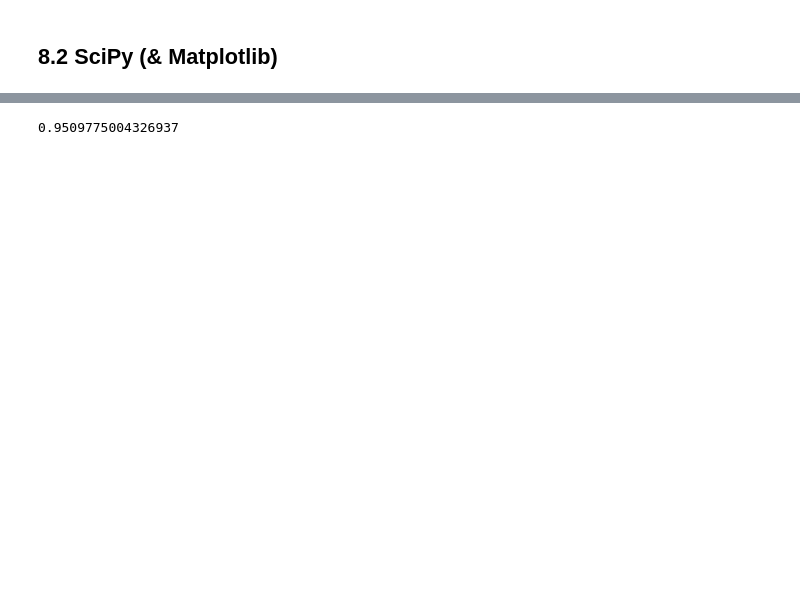
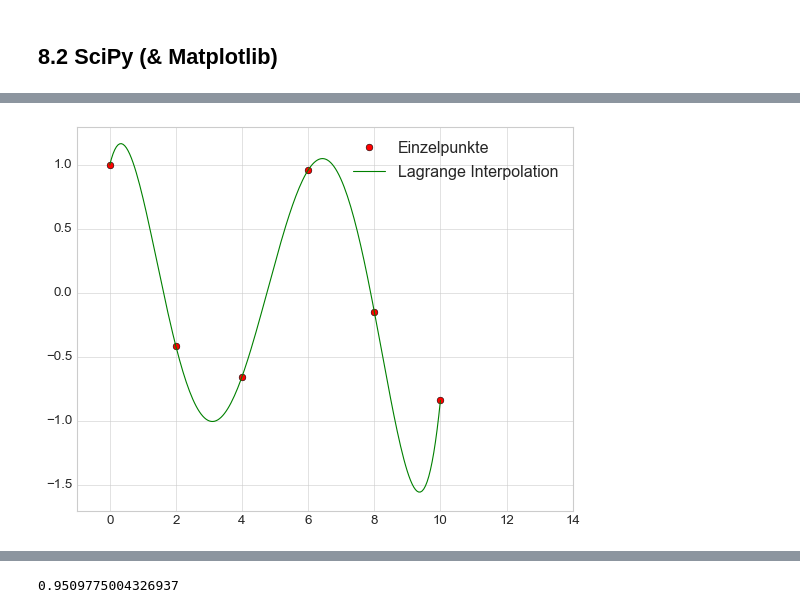
Before and after one commit to ghaithAlMasri/MachineLearning, a Jupyter notebook: Lecture Notes/Python_Teil5.ipynb, the cells around one changed output, grey strips where cells are left out. Drawn from its saved outputs; the diff is of its cells as text; code cells hidden in the pictures; blank space fills up the shorter version.

```diff
--- a/Lecture Notes/Python_Teil5.ipynb
+++ b/Lecture Notes/Python_Teil5.ipynb
@@ -221,16 +420,17 @@ help(si.lagrange)
 # %%
 x = np.linspace(0, 10, 6)
 y = np.cos(x)
 lagrange_polynom = si.lagrange(x,y)
 x1 = np.linspace(0, 10, 200)
 y3 = lagrange_polynom(x1)
 plt.plot(x, y, "o", color="red", label="Einzelpunkte")
-plt.plot(x1, y1, color = "blue", label="Originalfunktion")
 plt.plot(x1, y3, color = "green", label="Lagrange Interpolation")
 plt.xlim(-1,14)
 plt.ylim(-1.7,1.3)
 plt.legend()
 plt.show()
+# %% [output]
+[figure, added]
 # %%
 from scipy.optimize import fsolve
 
```
Also changed, not shown: parts of 38 cells of this notebook, 4 other files.
